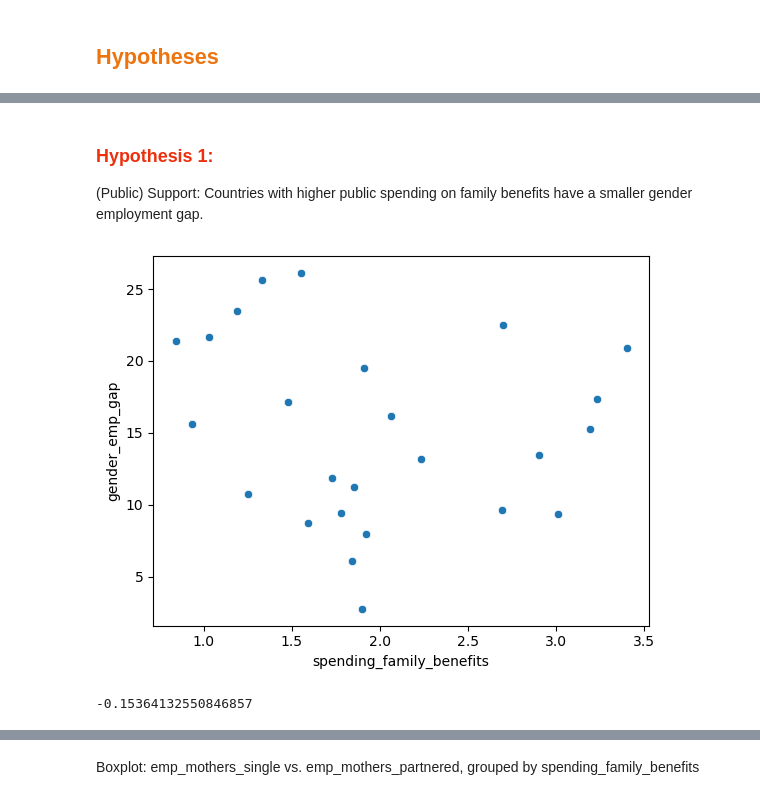
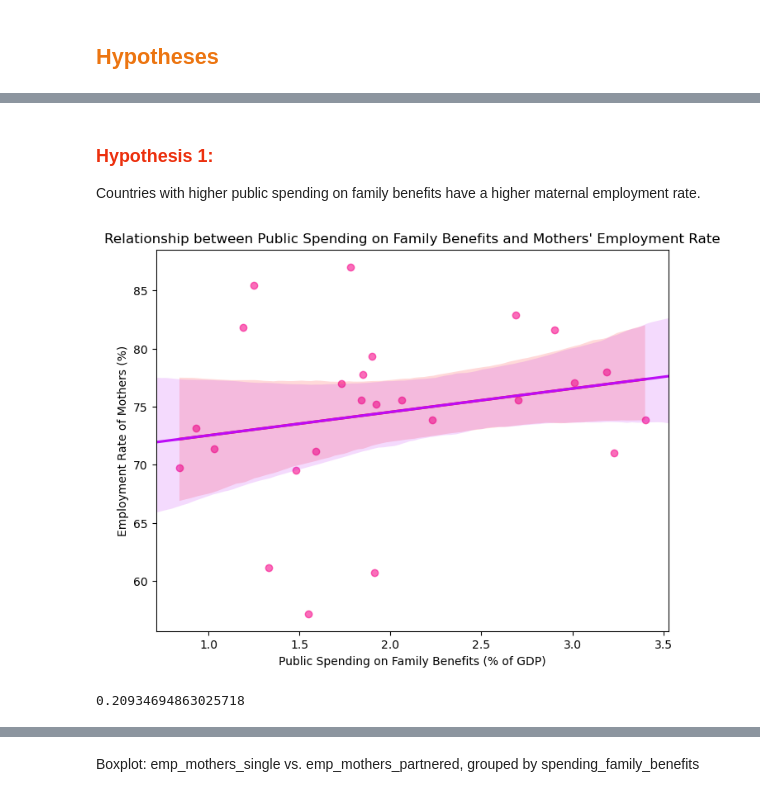
Before and after one commit to Paula0923/maternal-employment, a Jupyter notebook: EDA_maternal-employment.ipynb, the cells around one changed output, grey strips where cells are left out. Drawn from its saved outputs; the diff is of its cells as text; code cells hidden in the pictures.

```diff
--- a/EDA_maternal-employment.ipynb
+++ b/EDA_maternal-employment.ipynb
@@ -311,6 +292,6 @@ dtype: int64
     </ul>
 </div>
 # %%
-eu_df = eu_df.drop(columns=["%_male_users_parental_leave_2021"])
+eu_df = eu_df.drop(columns=["usage_men_parental_leave"])
 eu_df.shape
 # %% [output]
@@ -662,3 +653,0 @@ The number of rows with at most 5 missing values is: 25
-# %%
-# dropping the three columns
-eu_df = eu_df.drop(columns=["spending_family_benefits", "spending_early_childhood", "spending_education"])
@@ -707,13 +653,0 @@ Index(['country', 'emp_women', 'emp_men', 'emp_women_pt', 'emp_men_pt',
-# %%
-eu_df = eu_df[['country', 'spending_family_benefits', 'spending_education',
-        'emp_women', 'emp_men', 'emp_women_pt', 'emp_men_pt',
-       'gender_emp_gap', 'gender_pay_gap', 'manager_women', 'num_children',
-       'age_first_birth', 'households_0_child', 'households_1_child',
-       'households_2_child', 'households_more_than_2_child', 'emp_mothers',
-       'emp_mothers_pt', 'emp_mothers_ft', 'emp_mothers_partnered',
-       'emp_mothers_single', 'emp_fathers_child_younger_than_6',
-       'emp_mothers_child_younger_than_6', 'emp_fathers_child_6_11',
-       'emp_mothers_child_6_11', 'emp_mothers_1_young_child',
-       'emp_mothers_2_young_child', 'emp_mothers_more_than_2_young_child',
-       'emp_mothers_low_edu', 'emp_mothers_med_edu', 'emp_mothers_high_edu',
-       'fathers_full_paid_leave', 'mothers_full_paid_leave']]
@@ -1307,11 +1158,10 @@ df_combined_sorted
 <p>To analyse the above hypotheses, some of the columns are not needed. For the following EDA, I will create new df which only contains the data needed for analysing the hypotheses.</p>
 </div>
 # %%
-eda_df = eu_df[['country', 'emp_mothers', 'spending_family_benefits',
-                'fathers_full_paid_leave', 'gender_emp_gap',
-                'emp_mothers_partnered', 'emp_mothers_single',
-                'manager_women', 'emp_men_pt', 'gender_pay_gap',
-                "emp_mothers_low_edu", "emp_mothers_med_edu",
-                "emp_mothers_high_edu"]]
+eda_df = eu_df[['country', 'emp_maternal', 'spending_family_benefits',
+                'fathers_full_paid_leave', 'emp_mothers_partnered', 'emp_mothers_single',
+                "edu_women_score", "edu_women_cat", 'manager_women', 'emp_men_pt', 'pay_gap',
+]]
+
 eda_df.shape
 # %% [output]
@@ -1325,13 +1176,27 @@ Index(['country', 'emp_mothers', 'spending_family_benefits',
       dtype='object')
 # %% [markdown]
 ### <span style="color: #ec300e;">Hypothesis 1: </span>
-<p>(Public) Support: Countries with higher public spending on family benefits have a smaller gender employment gap.</p>
+<p>Countries with higher public spending on family benefits have a higher maternal employment rate.</p>
 # %%
-sns.scatterplot(data=eda_df, x='spending_family_benefits', y='gender_emp_gap')
+# scatterplot with regression line
+plt.figure(figsize=(8, 6))
+sns.regplot(data=eda_df, x="spending_family_benefits", y="emp_maternal",
+            scatter_kws={"color": "#f70d8d", 'alpha':0.6}, line_kws={'color':'red'})
+
+# coloring confidence interval
+sns.regplot(data=eda_df, x="spending_family_benefits", y="emp_maternal",
+            scatter=False, line_kws={'color': '#bb0df7'},
+            ci=95, truncate=False)
+
+# labels
+plt.xlabel("Public Spending on Family Benefits (% of GDP)")
+plt.ylabel("Employment Rate of Mothers (%)")
+plt.title("Relationship between Public Spending on Family Benefits and Mothers' Employment Rate")
+
 plt.show()
 # %% [output]
-[figure, old version]
+[figure, new version]
 # %%
-eda_df["spending_family_benefits"].corr(eda_df["gender_emp_gap"])
+eda_df["spending_family_benefits"].corr(eda_df["emp_maternal"])
 # %% [output]
--0.15364132550846857
+0.20934694863025718
```
Also changed, not shown: parts of 102 cells of this notebook, 37 other files.
